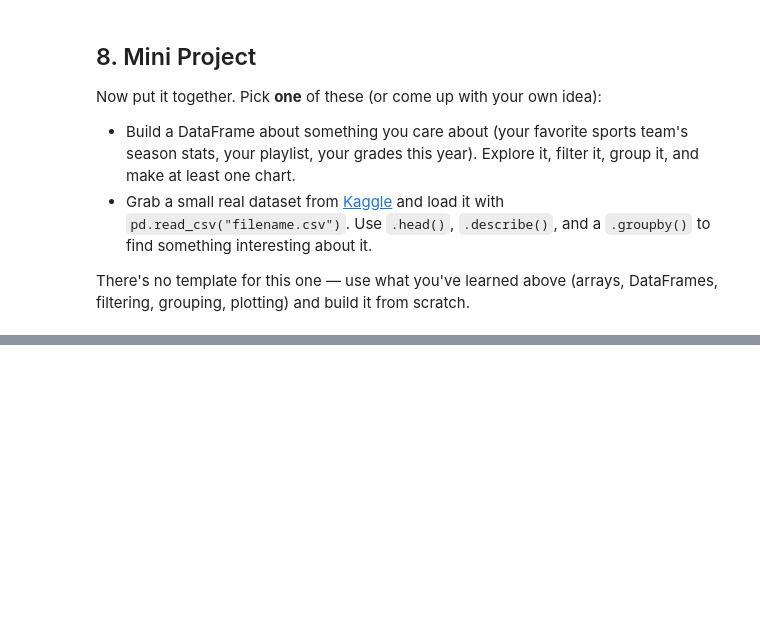
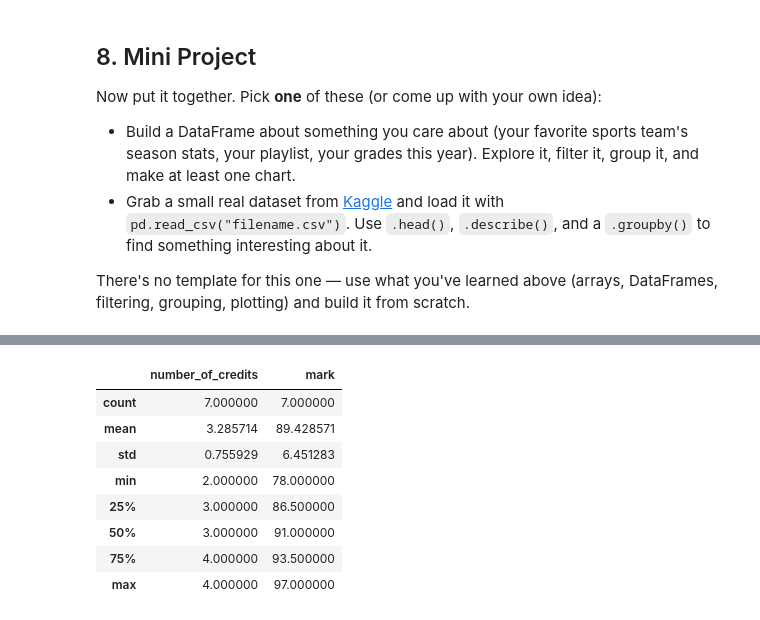
Before and after one commit to Summer-2026-Coding-Club/data-science-fundamentals, a Jupyter notebook: 01_numpy_and_pandas_basics.ipynb, the cells around one changed output, grey strips where cells are left out. Saved outputs shown, nothing was run; the diff lists cells and outputs as text; code cells hidden in the pictures; blank space fills up the shorter version.

```diff
--- a/01_numpy_and_pandas_basics.ipynb
+++ b/01_numpy_and_pandas_basics.ipynb
@@ -322,0 +371,12 @@ There's no template for this one — use what you've learned above (arrays, Data
+# %%
+my_grades.describe()
+# %% [output]
+|  | number_of_credits | mark |
+| count | 7.000000 | 7.000000 |
+| mean | 3.285714 | 89.428571 |
+| std | 0.755929 | 6.451283 |
+| min | 2.000000 | 78.000000 |
+| 25% | 3.000000 | 86.500000 |
+| 50% | 3.000000 | 91.000000 |
+| 75% | 4.000000 | 93.500000 |
+| max | 4.000000 | 97.000000 |
```
Also changed, not shown: parts of 1 cell of this notebook.
